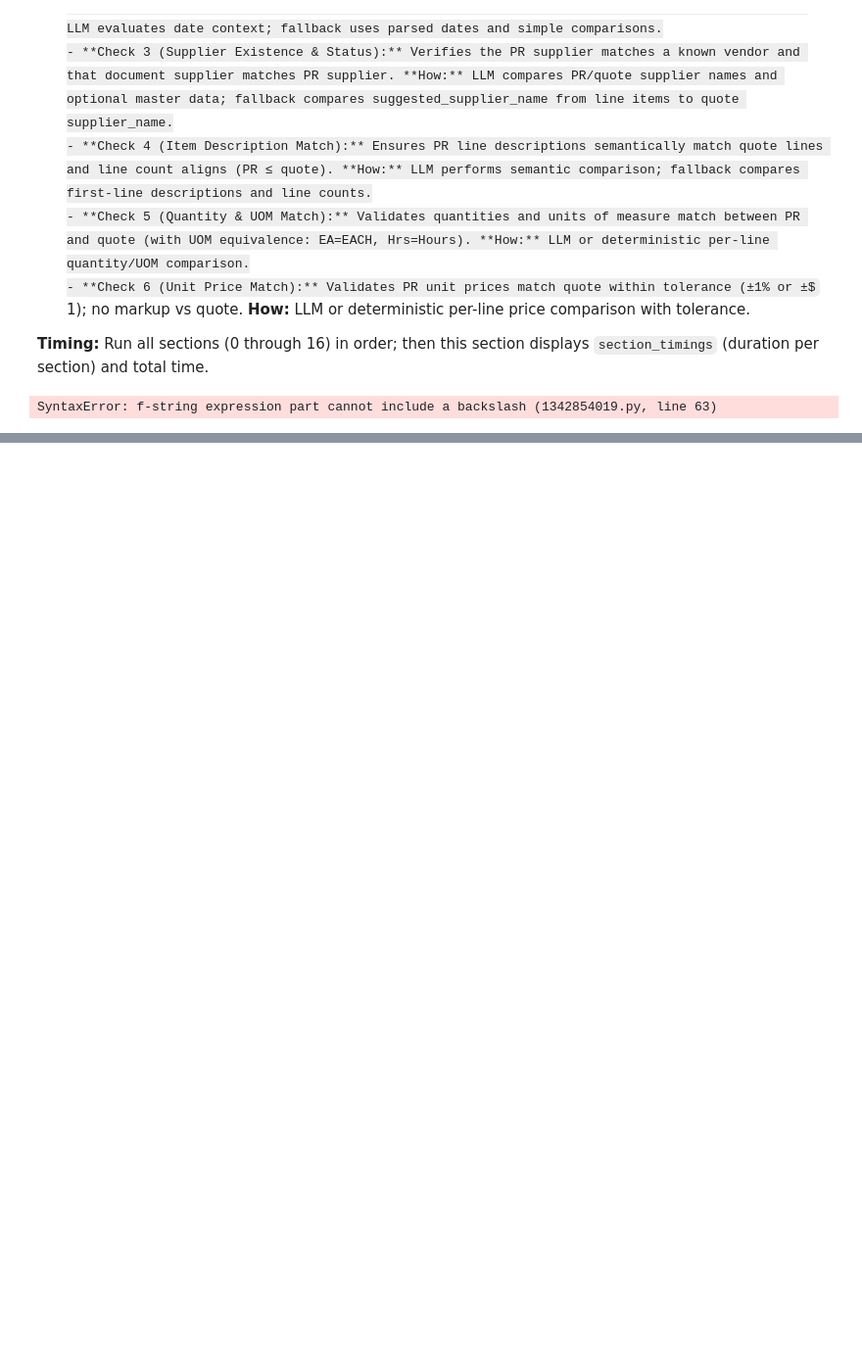
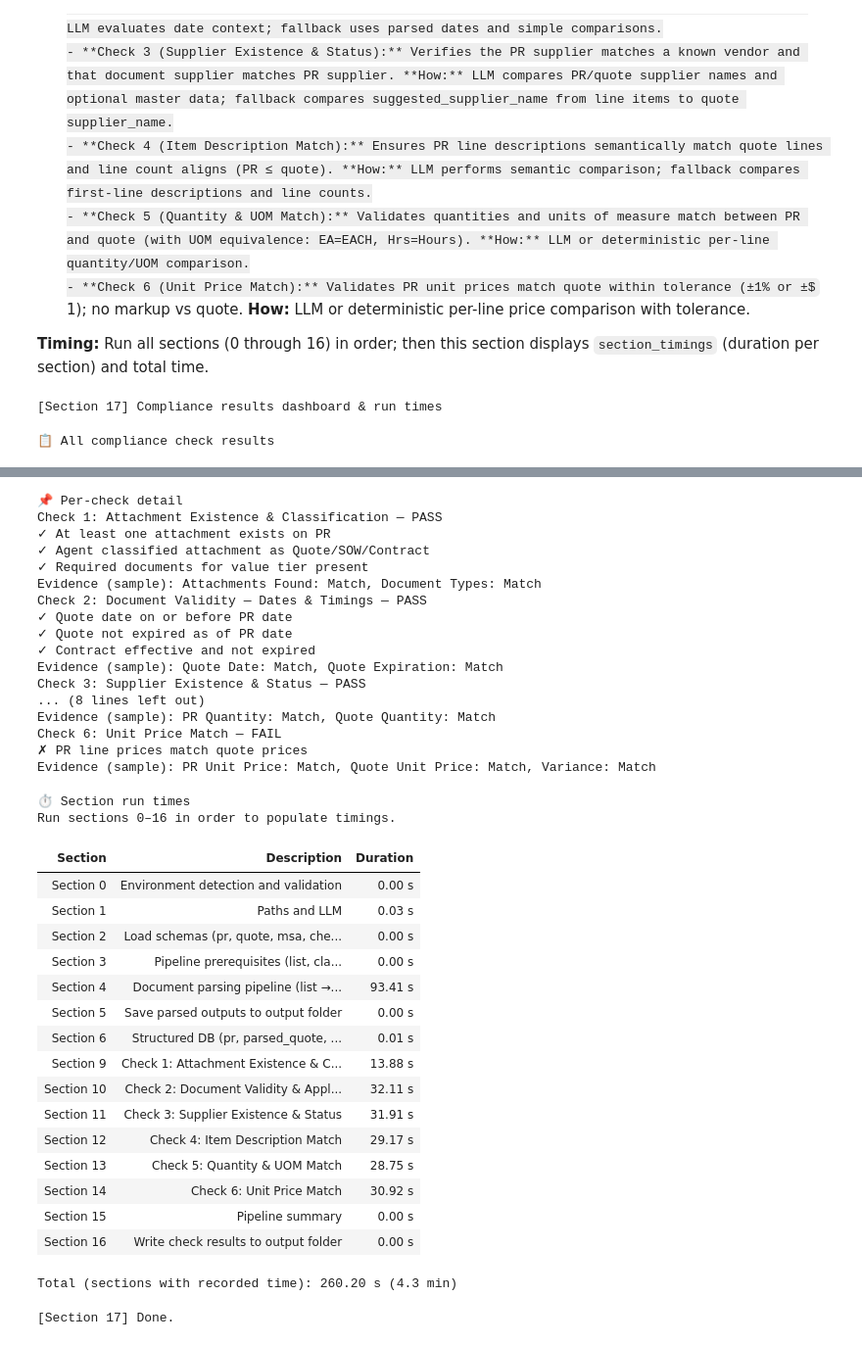
Before and after one commit to nerdy1texan/PRtoPO-Agent, a Jupyter notebook: PRtoPOAgent/document_processing_rag/PR_to_PO_Master.ipynb, the cells around one changed output, grey strips where cells are left out. Shown at 98% size. Cells and saved outputs as stored; diff of their text form; code cells hidden in the pictures; some formulas as TeX source; blank space fills up the shorter version.

Commit message:
Added Dashboard for Display - Great start point - BETTER FORMAT

```diff
--- a/PRtoPOAgent/document_processing_rag/PR_to_PO_Master.ipynb
+++ b/PRtoPOAgent/document_processing_rag/PR_to_PO_Master.ipynb
@@ -1985,19 +1985,24 @@ try:
         if isinstance(summary, bool):
             summary = "Met" if summary else "Not met"
         summary = str(summary)[:60] + "…" if len(str(summary)) > 60 else str(summary)
-        rows.append(f"<tr><td><strong>{num}</strong></td><td>{name}</td><td><strong>{status}</strong></td><td>{summary}</td><td>{desc}</td></tr>")
+        status_cls = "pass" if status == "PASS" else ("fail" if status == "FAIL" else "review")
+        rows.append(f"<tr><td><strong>{num}</strong></td><td>{name}</td><td><strong><span class=\"{status_cls}\">{status}</span></strong></td><td>{summary}</td><td>{desc}</td></tr>")
 
     table = """
 <style>
   .dashboard table { border-collapse: collapse; width: 100%; margin: 1em 0; font-size: 0.95em; }
-  .dashboard th, .dashboard td { border: 1px solid #ddd; padding: 10px 12px; text-align: left; }
+  .dashboard th, .dashboard td { border: 1px solid #ddd; padding: 10px 12px; text-align: left; color: #1a1a1a; }
   .dashboard th { background: #2c3e50; color: #ecf0f1; }
-  .dashboard tr:nth-child(even) { background: #f8f9fa; }
-  .dashboard .pass { color: #27ae60; font-weight: bold; }
-  .dashboard .fail { color: #e74c3c; font-weight: bold; }
-  .dashboard .review { color: #f39c12; font-weight: bold; }
+  .dashboard tbody tr:nth-child(odd) { background: #fff; }
+  .dashboard tbody tr:nth-child(even) { background: #f8f9fa; }
+  .dashboard .pass { color: #27ae60 !important; font-weight: bold; }
+  .dashboard .fail { color: #e74c3c !important; font-weight: bold; }
+  .dashboard .review { color: #f39c12 !important; font-weight: bold; }
   .dashboard h2 { color: #2c3e50; margin-top: 1.2em; }
   .dashboard .time-table { margin-top: 1em; }
+  .dashboard .time-table td { color: #1a1a1a; }
+  .dashboard .time-table tbody tr:nth-child(odd) { background: #fff; }
+  .dashboard .time-table tbody tr:nth-child(even) { background: #f8f9fa; }
 </style>
 <div class=\"dashboard\">
 <h2>📋 All compliance check results</h2>
@@ -2058,4 +2063,5 @@ display(HTML(time_table))
 
 print("[Section 17] Done.")
 # %% [output]
-SyntaxError: f-string expression part cannot include a backslash (1342854019.py, line 63)
+[Section 17] Compliance results dashboard & run times
+📋 All compliance check results
@@ -2061,0 +2075,37 @@ SyntaxError: f-string expression part cannot include a backslash (1342854019.py,
+📌 Per-check detail
+Check 1: Attachment Existence & Classification — PASS
+✓ At least one attachment exists on PR
+✓ Agent classified attachment as Quote/SOW/Contract
+✓ Required documents for value tier present
+Evidence (sample): Attachments Found: Match, Document Types: Match
+Check 2: Document Validity — Dates & Timings — PASS
+✓ Quote date on or before PR date
+✓ Quote not expired as of PR date
+✓ Contract effective and not expired
+Evidence (sample): Quote Date: Match, Quote Expiration: Match
+Check 3: Supplier Existence & Status — PASS
+... (8 lines left out)
+Evidence (sample): PR Quantity: Match, Quote Quantity: Match
+Check 6: Unit Price Match — FAIL
+✗ PR line prices match quote prices
+Evidence (sample): PR Unit Price: Match, Quote Unit Price: Match, Variance: Match
+⏱️ Section run times
+Run sections 0–16 in order to populate timings.
+| Section | Description | Duration |
+| Section 0 | Environment detection and validation | 0.00 s |
+| Section 1 | Paths and LLM | 0.03 s |
+| Section 2 | Load schemas (pr, quote, msa, che... | 0.00 s |
+| Section 3 | Pipeline prerequisites (list, cla... | 0.00 s |
+| Section 4 | Document parsing pipeline (list →... | 93.41 s |
+| Section 5 | Save parsed outputs to output folder | 0.00 s |
+| Section 6 | Structured DB (pr, parsed_quote, ... | 0.01 s |
+| Section 9 | Check 1: Attachment Existence & C... | 13.88 s |
+| Section 10 | Check 2: Document Validity & Appl... | 32.11 s |
+| Section 11 | Check 3: Supplier Existence & Status | 31.91 s |
+| Section 12 | Check 4: Item Description Match | 29.17 s |
+| Section 13 | Check 5: Quantity & UOM Match | 28.75 s |
+| Section 14 | Check 6: Unit Price Match | 30.92 s |
+| Section 15 | Pipeline summary | 0.00 s |
+| Section 16 | Write check results to output folder | 0.00 s |
+Total (sections with recorded time): 260.20 s (4.3 min)
+[Section 17] Done.
```
Also changed, not shown: parts of 1 cell of this notebook.
